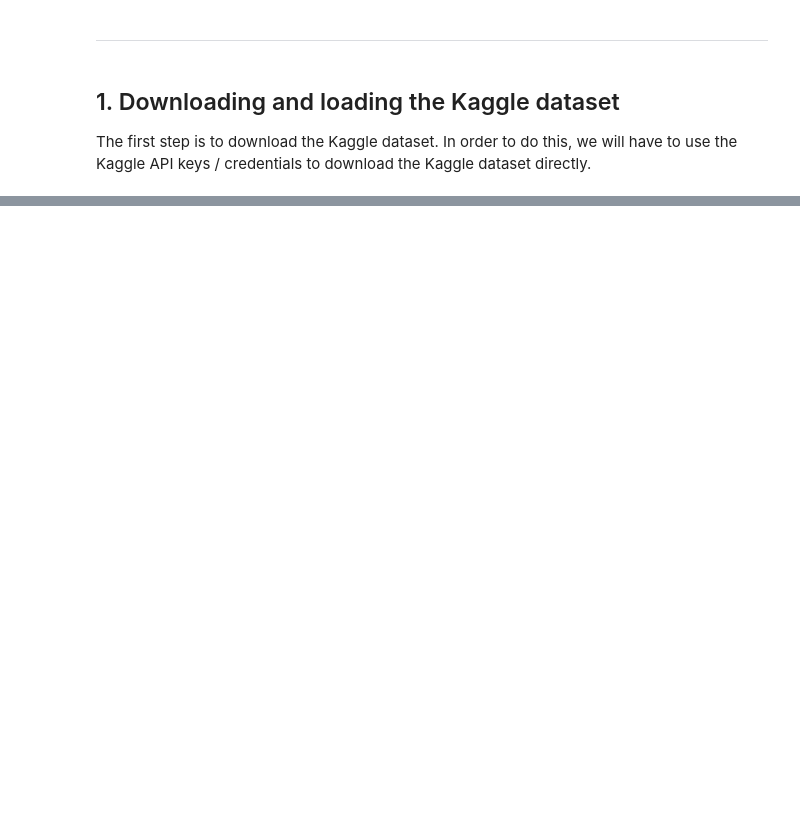
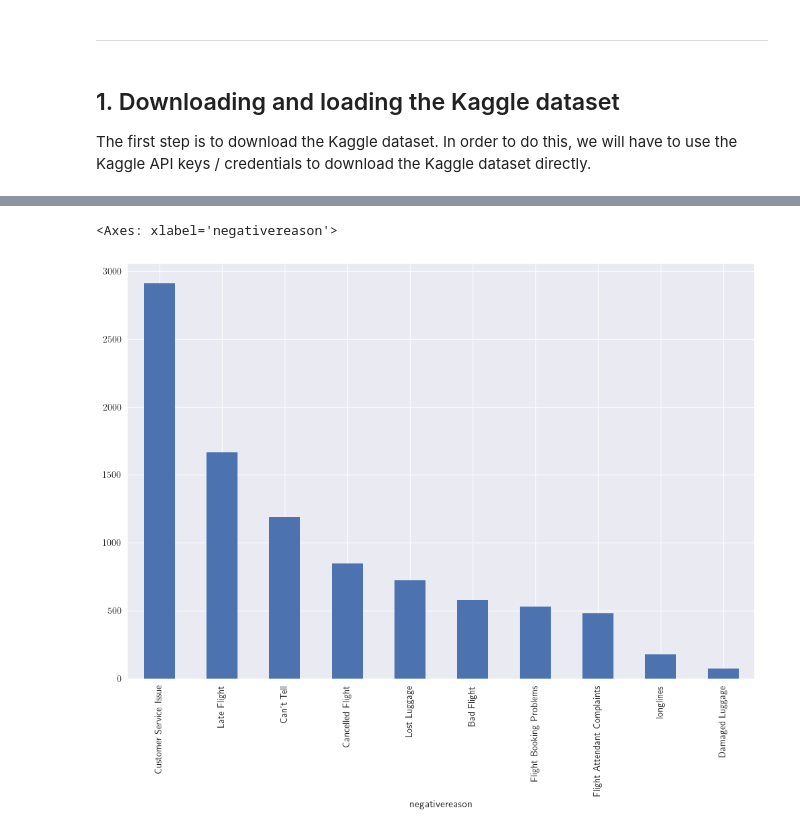
Before and after one commit to vcalderon2009/ML-System-Design-Course, a Jupyter notebook: modules/Module_0/Homework/01-Victor-Calderon-Module-0-Homework-1-Twitter-Sentiment-Analysis.ipynb, the cells around one changed output, grey strips where cells are left out. Drawn from its saved outputs; the diff is of its cells as text; code cells hidden in the pictures; blank space fills up the shorter version.

```diff
--- a/modules/Module_0/Homework/01-Victor-Calderon-Module-0-Homework-1-Twitter-Sentiment-Analysis.ipynb
+++ b/modules/Module_0/Homework/01-Victor-Calderon-Module-0-Homework-1-Twitter-Sentiment-Analysis.ipynb
@@ -222,0 +444,5 @@ dataset_df.head()
+# %%
+dataset_df["negativereason"].dropna().value_counts(dropna=False).plot(kind="bar", figsize=(12, 8))
+# %% [output]
+<Axes: xlabel='negativereason'>
+[figure, added]
```
Also changed, not shown: parts of 58 cells of this notebook, 1 other file.
